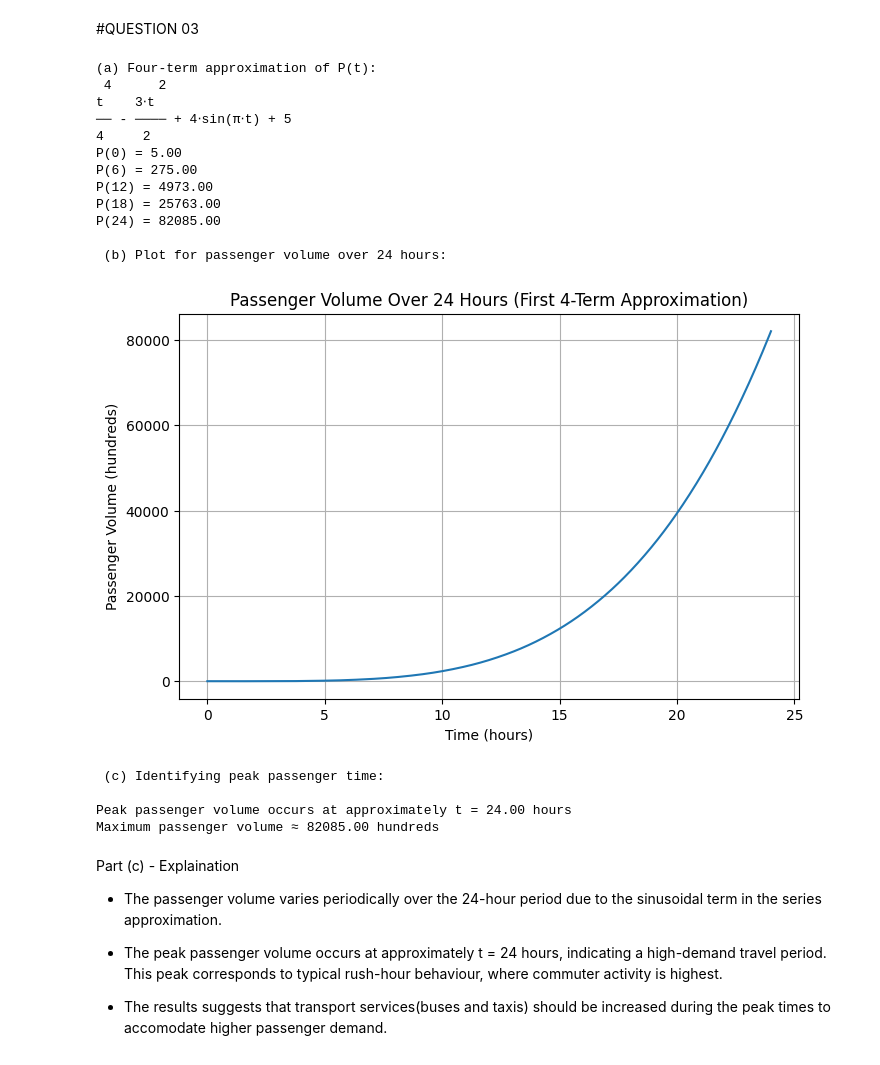
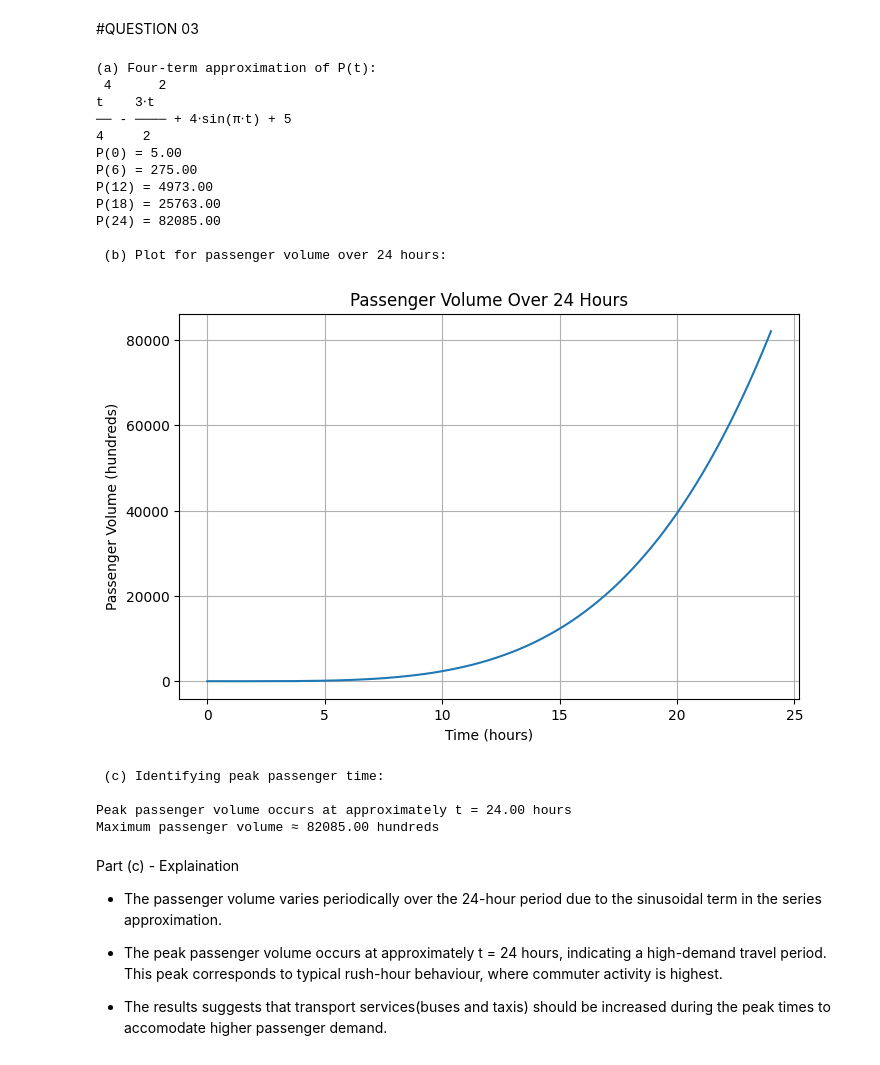
Before and after one commit to manekaM/Maths_CW_Stage2_Sem1, a Jupyter notebook: Maths_CW.ipynb, the cells around one changed output. Cells and saved outputs as stored; diff of their text form; code cells hidden in the pictures.

```diff
--- a/Maths_CW.ipynb
+++ b/Maths_CW.ipynb
@@ -214,35 +214,35 @@ print("\n (b) Plot for passenger volume over 24 hours:\n")
 plt.figure(figsize=(8, 5))
 plt.plot(t_vals, P_vals)
 plt.xlabel("Time (hours)")
 plt.ylabel("Passenger Volume (hundreds)")
-plt.title("Passenger Volume Over 24 Hours (First 4-Term Approximation)")
+plt.title("Passenger Volume Over 24 Hours")
 plt.grid(True)
 plt.show()
 
 print("\n (c) Identifying peak passenger time:\n")
 # Find index of maximum passenger volume
 peak_index = np.argmax(P_vals)
 
 # Corresponding time and value
 peak_time = t_vals[peak_index]
 peak_volume = P_vals[peak_index]
 
 print(f"Peak passenger volume occurs at approximately t = {peak_time:.2f} hours")
 print(f"Maximum passenger volume ≈ {peak_volume:.2f} hundreds")
 # %% [output]
 (a) Four-term approximation of P(t):
  4      2
 t    3⋅t
 ── - ──── + 4⋅sin(π⋅t) + 5
 4     2
 P(0) = 5.00
 P(6) = 275.00
 P(12) = 4973.00
 P(18) = 25763.00
 P(24) = 82085.00
 
  (b) Plot for passenger volume over 24 hours:
-[figure, old version]
+[figure, new version]
  (c) Identifying peak passenger time:
 
 Peak passenger volume occurs at approximately t = 24.00 hours
```
Also changed, not shown: parts of 1 cell of this notebook.
